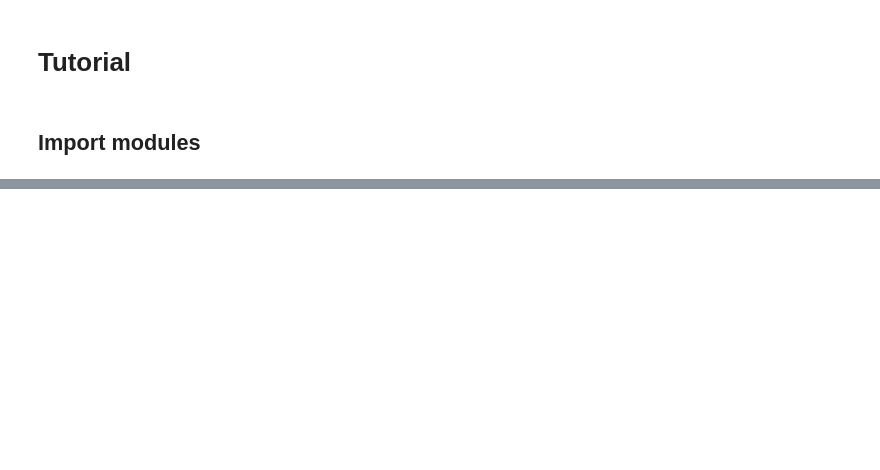
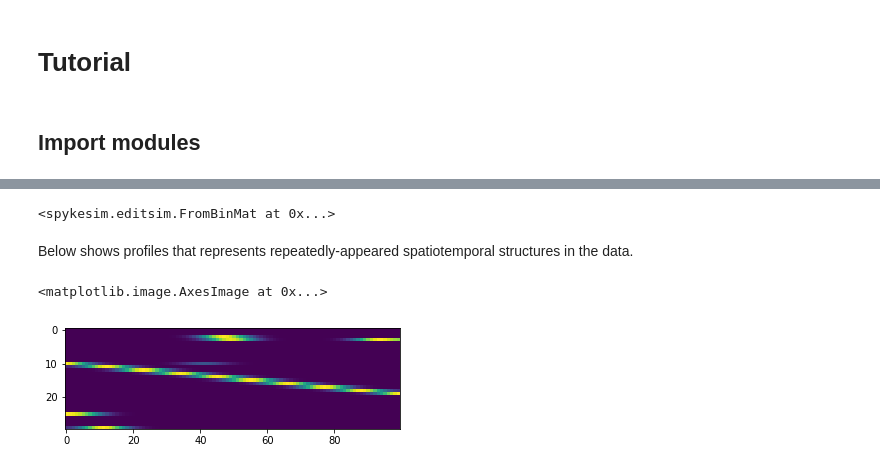
Before and after one commit to oist-ncbc/spykesim, a Jupyter notebook: docs/tutorial.ipynb, the cells around one changed output, grey strips where cells are left out. Cells and saved outputs as stored; diff of their text form; code cells hidden in the pictures; blank space fills up the shorter version.

```diff
--- a/docs/tutorial.ipynb
+++ b/docs/tutorial.ipynb
@@ -47,0 +77,11 @@ plt.imshow(es.simmat)
+# %%
+es.gen_profile()
+# %% [output]
+<spykesim.editsim.FromBinMat at 0x...>
+# %% [markdown]
+Below shows profiles that represents repeatedly-appeared spatiotemporal structures in the data.
+# %%
+plt.imshow(es.profiles[0])
+# %% [output]
+<matplotlib.image.AxesImage at 0x...>
+[figure, added]
```
Also changed, not shown: parts of 15 cells of this notebook, 1 other file.
